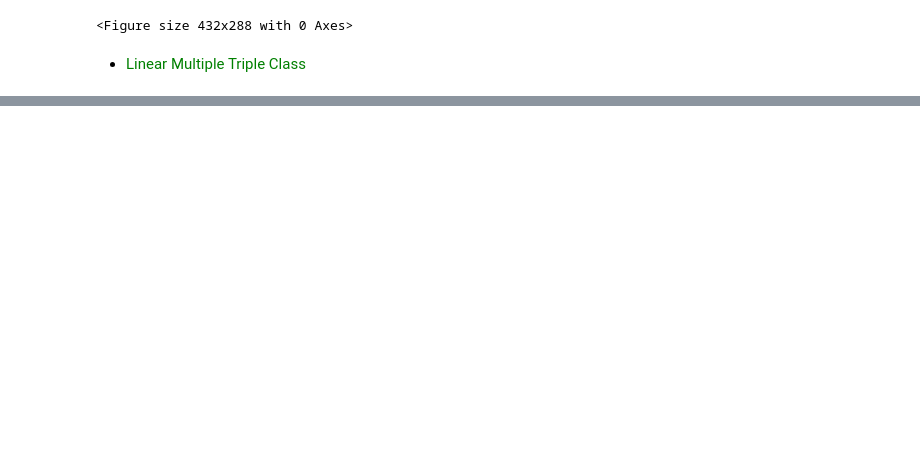
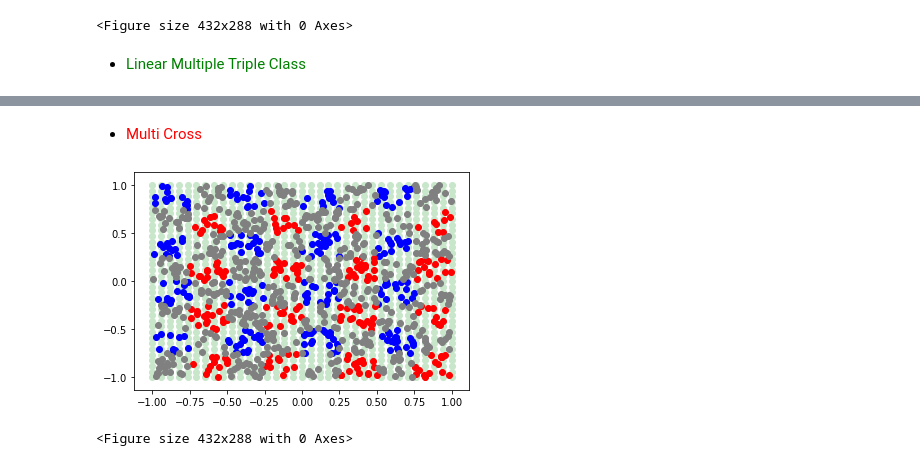
Before and after one commit to HadarakDev/ProjetAnnuel3IBD, a Jupyter notebook: projet/python/jupyter/testSvm.ipynb, the cells around one changed output, grey strips where cells are left out. Cells and saved outputs as stored; diff of their text form; code cells hidden in the pictures; blank space fills up the shorter version.

```diff
--- a/projet/python/jupyter/testSvm.ipynb
+++ b/projet/python/jupyter/testSvm.ipynb
@@ -183,0 +222,60 @@ plt.clf()
+# %% [markdown]
+- <font color=red>Multi Cross</font>
+# %%
+# Points Data
+Xnp = np.random.random((1000, 2)) * 2.0 - 1.0
+Ynp = np.array([[1, 0, 0] if abs(p[0] % 0.5) <= 0.25 and abs(p[1] % 0.5) > 0.25 else
+              [0, 1, 0] if abs(p[0] % 0.5) > 0.25 and abs(p[1] % 0.5) <= 0.25 else
+              [0, 0, 1] for p in Xnp])
+X = matrixToArray(Xnp.tolist())
+Y = matrixToArray(Ynp.tolist())
+
+pMatrixX = loadTestCase(myDll, X, Xnp.shape[0],  Xnp.shape[1], 0)
+
+# //////// Train A
+Y1 = [ 1 if y == [1, 0, 0] else -1 for y in Ynp.tolist()]
+Y1 = np.array(Y1, dtype=float)
+pMatrixY1 = loadTestCase(myDll, Y1, Y1.shape[0], 1, 0)
+bigMatrix1 = getBigMatrix(Xnp, Y1)
+alpha1 = getAlpha(bigMatrix1, Y1)
+
+# Get Alphas as eigen::vector
+alphaVector1 = datasetToVector(myDll,alpha1, 0)
+WVector1 = fitSvm(myDll, pMatrixX, pMatrixY1, alphaVector1)
+
+#//////// Train B
+Y2 = [ 1 if y == [0, 1, 0] else -1 for y in Ynp.tolist()]
+Y2 = np.array(Y2,dtype=float)
+pMatrixY2 = loadTestCase(myDll, Y2, Y2.shape[0], 1, 0)
+bigMatrix2 = getBigMatrix(Xnp, Y2)
+alpha2 = getAlpha(bigMatrix2, Y2)
+
+# Get Alphas as eigen::vector
+alphaVector2 = datasetToVector(myDll,alpha2, 0)
+WVector2 = fitSvm(myDll, pMatrixX, pMatrixY2, alphaVector2)
+
+# ////////Train C
+Y3 = [ 1 if y == [0, 0, 1] else -1 for y in Ynp.tolist()]
+Y3 = np.array(Y3, dtype=float)
+pMatrixY3 = loadTestCase(myDll, Y3, Y3.shape[0], 1, 0)
+bigMatrix3 = getBigMatrix(Xnp, Y3)
+alpha3 = getAlpha(bigMatrix3, Y3)
+
+# Get Alphas as eigen::vector
+alphaVector3 = datasetToVector(myDll,alpha3, 0)
+WVector3 = fitSvm(myDll, pMatrixX, pMatrixY3, alphaVector3)
+
+X1 = np.linspace(-1, 1, 35)
+X2 = np.linspace(-1, 1, 35)
+
+displaySVMClassifResult2DTripleClass(myDll, WVector1, WVector2, WVector3, X1, X2)
+
+# Display data points
+plt.scatter(np.array(list(map(lambda elt : elt[1], filter(lambda c: Ynp[c[0]][0] == 1, enumerate(Xnp)))))[:,0], np.array(list(map(lambda elt : elt[1], filter(lambda c: Ynp[c[0]][0] == 1, enumerate(Xnp)))))[:,1], color='blue')
+plt.scatter(np.array(list(map(lambda elt : elt[1], filter(lambda c: Ynp[c[0]][1] == 1, enumerate(Xnp)))))[:,0], np.array(list(map(lambda elt : elt[1], filter(lambda c: Ynp[c[0]][1] == 1, enumerate(Xnp)))))[:,1], color='red')
+plt.scatter(np.array(list(map(lambda elt : elt[1], filter(lambda c: Ynp[c[0]][2] == 1, enumerate(Xnp)))))[:,0], np.array(list(map(lambda elt : elt[1], filter(lambda c: Ynp[c[0]][2] == 1, enumerate(Xnp)))))[:,1], color='grey')
+plt.show()
+plt.clf()
+# %% [output]
+[figure, added]
+<Figure size 432x288 with 0 Axes>
```
Also changed, not shown: parts of 10 cells of this notebook, 6 other files.
